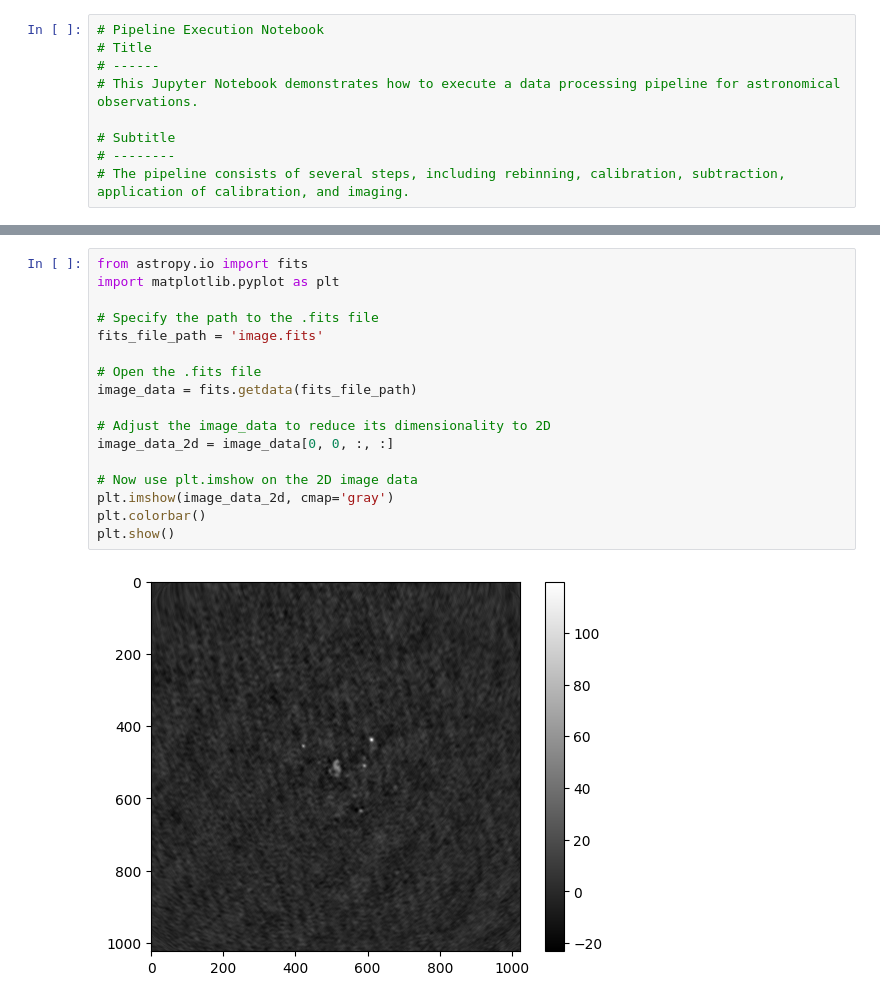
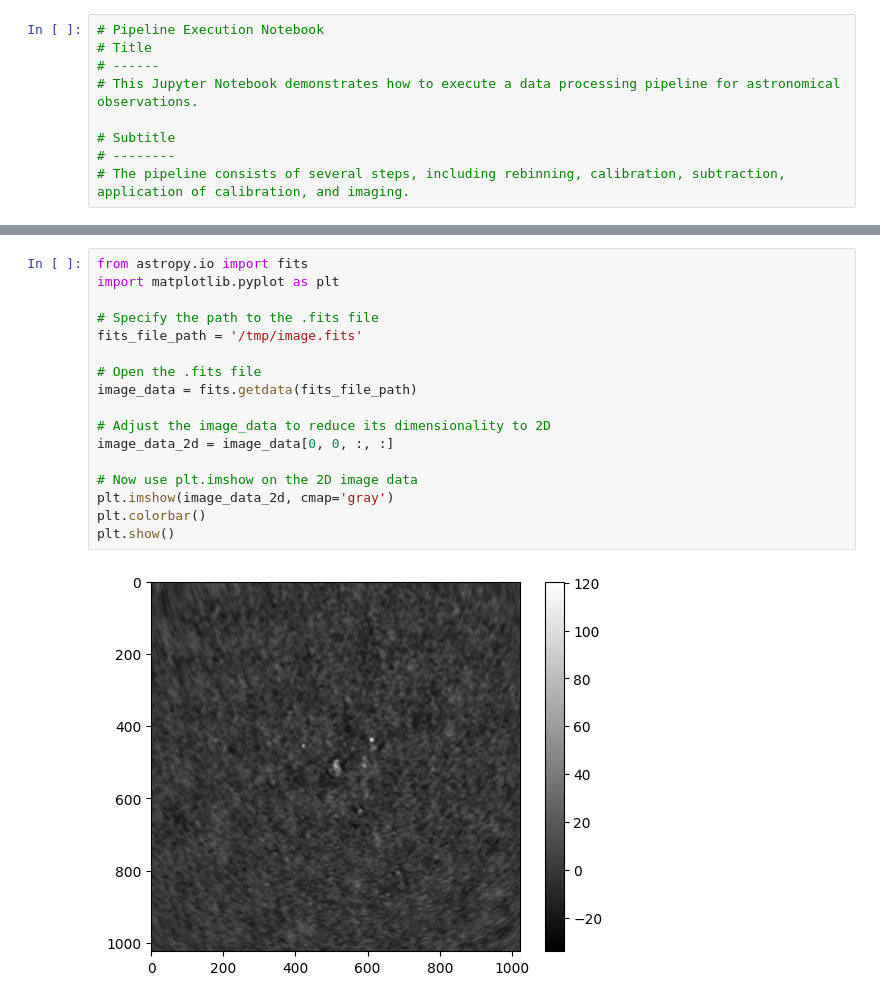
Before and after one commit to abourramouss/serverlessextract, a Jupyter notebook: pipeline.ipynb, the cells around one changed output, grey strips where cells are left out. Saved outputs shown, nothing was run; the diff lists cells and outputs as text.

```diff
--- a/pipeline.ipynb
+++ b/pipeline.ipynb
@@ -210,19 +278,19 @@ True
 # %%
 from astropy.io import fits
 import matplotlib.pyplot as plt
 
 # Specify the path to the .fits file
-fits_file_path = 'image.fits'
+fits_file_path = '/tmp/image.fits'
 
 # Open the .fits file
 image_data = fits.getdata(fits_file_path)
 
 # Adjust the image_data to reduce its dimensionality to 2D
 image_data_2d = image_data[0, 0, :, :]
 
 # Now use plt.imshow on the 2D image data
 plt.imshow(image_data_2d, cmap='gray')
 plt.colorbar()
 plt.show()
 # %% [output]
-[figure, old version]
+[figure, new version]
```
Also changed, not shown: parts of 11 cells of this notebook.
